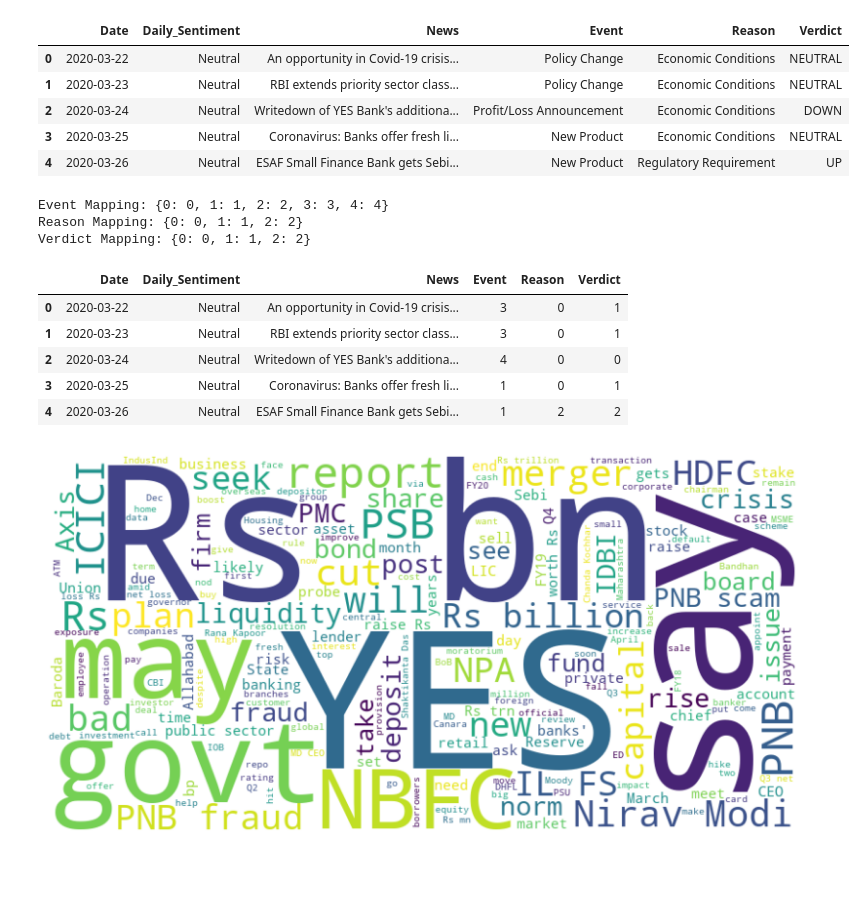
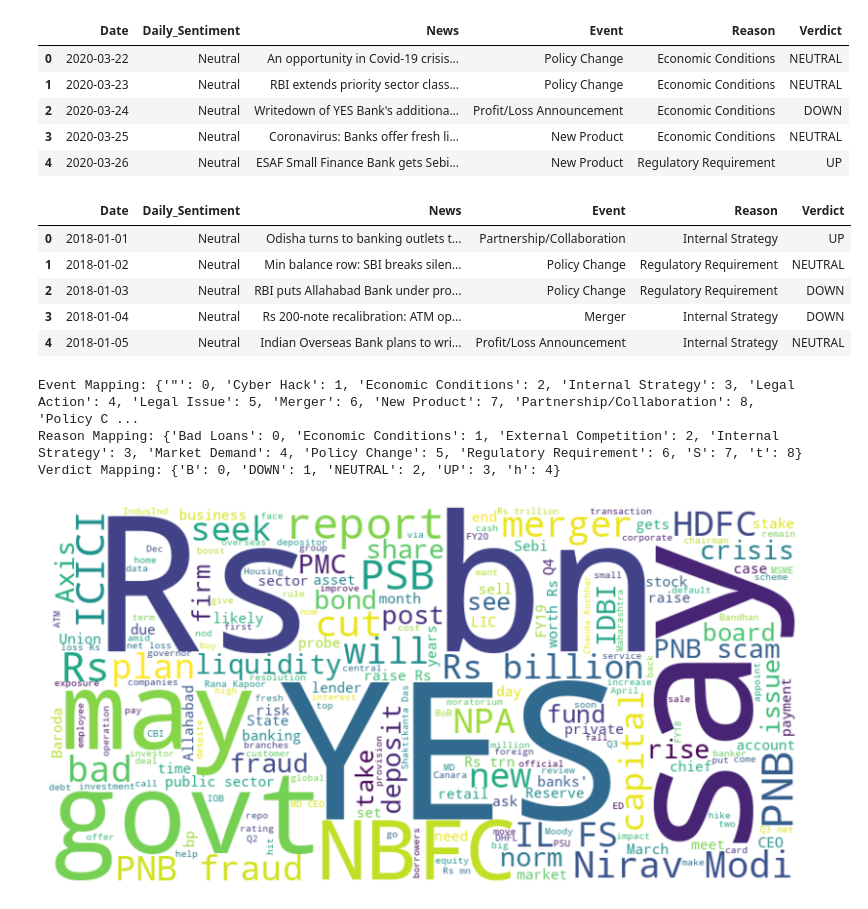
Before and after one commit to sachinprasanna7/Stock-Movement-Prediction-using-Spectrograms-Technical-Indicators-and-News, a Jupyter notebook: load_financia_news.ipynb, the cells around one changed output. Drawn from its saved outputs; the diff is of its cells as text; code cells hidden in the pictures; blank space fills up the shorter version.

```diff
--- a/load_financia_news.ipynb
+++ b/load_financia_news.ipynb
@@ -263,8 +263,20 @@ sentiment_df.head()
 | 2 | 2020-03-24 | Neutral | Writedown of YES Bank's additiona... | Profit/Loss Announcement | Economic Conditions | DOWN |
 | 3 | 2020-03-25 | Neutral | Coronavirus: Banks offer fresh li... | New Product | Economic Conditions | NEUTRAL |
 | 4 | 2020-03-26 | Neutral | ESAF Small Finance Bank gets Sebi... | New Product | Regulatory Requirement | UP |
+# %%
+import pandas as pd
+
+sentiment_df = pd.read_csv('data/news/features_news.csv')
+sentiment_df.head()
+# %% [output]
+|  | Date | Daily_Sentiment | News | Event | Reason | Verdict |
+| 0 | 2018-01-01 | Neutral | Odisha turns to banking outlets t... | Partnership/Collaboration | Internal Strategy | UP |
+| 1 | 2018-01-02 | Neutral | Min balance row: SBI breaks silen... | Policy Change | Regulatory Requirement | NEUTRAL |
+| 2 | 2018-01-03 | Neutral | RBI puts Allahabad Bank under pro... | Policy Change | Regulatory Requirement | DOWN |
+| 3 | 2018-01-04 | Neutral | Rs 200-note recalibration: ATM op... | Merger | Internal Strategy | DOWN |
+| 4 | 2018-01-05 | Neutral | Indian Overseas Bank plans to wri... | Profit/Loss Announcement | Internal Strategy | NEUTRAL |
 # %%
-sentiment_df.head()
+
 
 # 2. **Event**: Identify the main event or action, choosing from: "Merger," "New Product," "Profit/Loss Announcement," "Partnership/Collaboration," "Policy Change."
 #     3. **Reason**: Identify the reason for the event, choosing from: "Market Demand," "Regulatory Requirement," "Internal Strategy," "External Competition," "Economic Conditions."
@@ -295,17 +307,11 @@ sentiment_df.head()
 
 
 #save the updated dataframe to a new csv file
-# sentiment_df.to_csv('data/news/news_categorical.csv', index=False)
+sentiment_df.to_csv('data/news/news_categorical.csv', index=False)
 # %% [output]
-Event Mapping: {0: 0, 1: 1, 2: 2, 3: 3, 4: 4}
-Reason Mapping: {0: 0, 1: 1, 2: 2}
-Verdict Mapping: {0: 0, 1: 1, 2: 2}
+Event Mapping: {'"': 0, 'Cyber Hack': 1, 'Economic Conditions': 2, 'Internal Strategy': 3, 'Legal Action': 4, 'Legal Issue': 5, 'Merger': 6, 'New Product': 7, 'Partnership/Collaboration': 8, 'Policy C ...
+Reason Mapping: {'Bad Loans': 0, 'Economic Conditions': 1, 'External Competition': 2, 'Internal Strategy': 3, 'Market Demand': 4, 'Policy Change': 5, 'Regulatory Requirement': 6, 'S': 7, 't': 8}
+Verdict Mapping: {'B': 0, 'DOWN': 1, 'NEUTRAL': 2, 'UP': 3, 'h': 4}
-|  | Date | Daily_Sentiment | News | Event | Reason | Verdict |
-| 0 | 2020-03-22 | Neutral | An opportunity in Covid-19 crisis... | 3 | 0 | 1 |
-| 1 | 2020-03-23 | Neutral | RBI extends priority sector class... | 3 | 0 | 1 |
-| 2 | 2020-03-24 | Neutral | Writedown of YES Bank's additiona... | 4 | 0 | 0 |
-| 3 | 2020-03-25 | Neutral | Coronavirus: Banks offer fresh li... | 1 | 0 | 1 |
-| 4 | 2020-03-26 | Neutral | ESAF Small Finance Bank gets Sebi... | 1 | 2 | 2 |
 # %%
 from wordcloud import WordCloud, STOPWORDS
 import matplotlib.pyplot as plt
```
Also changed, not shown: 3 other files.
